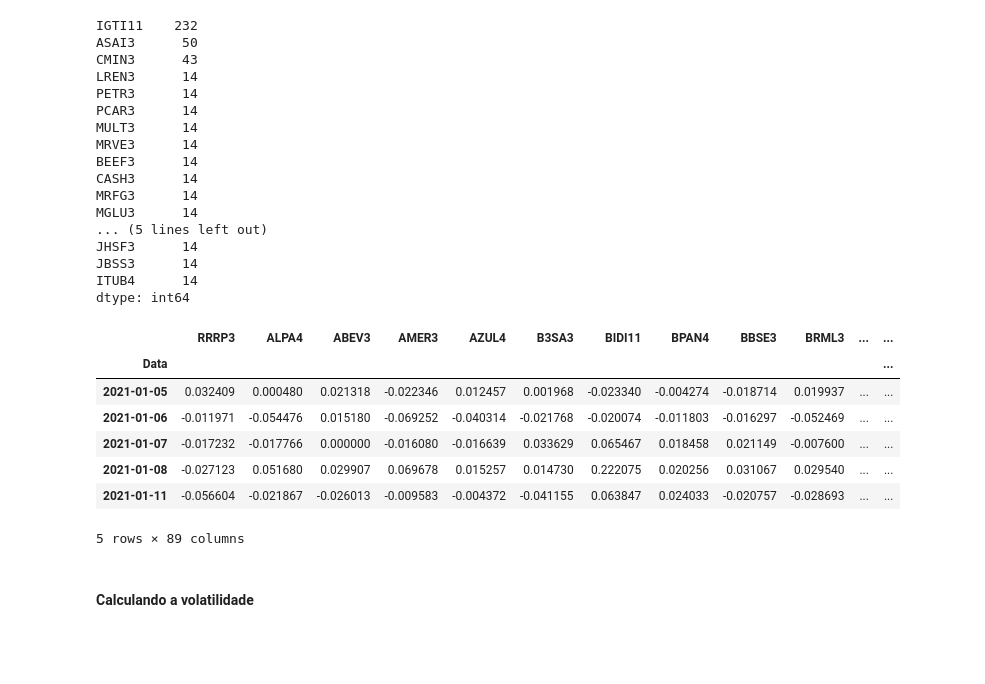
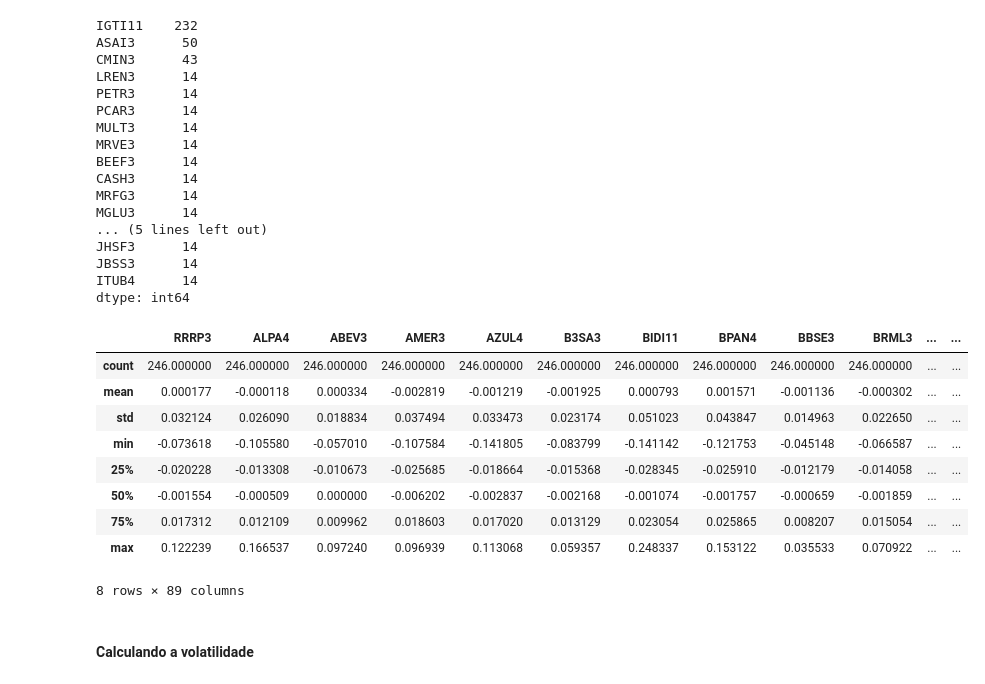
Before and after one commit to Jhonattanln/Ploty-Dispersao, a Jupyter notebook: volatility.ipynb, the cells around one changed output. Saved outputs shown, nothing was run; the diff lists cells and outputs as text; code cells hidden in the pictures; blank space fills up the shorter version.

```diff
--- a/volatility.ipynb
+++ b/volatility.ipynb
@@ -68,15 +68,16 @@ cot_2021_pct = cot_2021.pct_change().dropna()
-# %%
-#cot_2020_pct.describe()
-cot_2021_pct.head()
-# %% [output]
-|  | RRRP3 | ALPA4 | ABEV3 | AMER3 | AZUL4 | B3SA3 | BIDI11 | BPAN4 | BBSE3 | BRML3 | ... | ... |
-| Data |  |  |  |  |  |  |  |  |  |  |  | ... |
-| 2021-01-05 | 0.032409 | 0.000480 | 0.021318 | -0.022346 | 0.012457 | 0.001968 | -0.023340 | -0.004274 | -0.018714 | 0.019937 | ... | ... |
-| 2021-01-06 | -0.011971 | -0.054476 | 0.015180 | -0.069252 | -0.040314 | -0.021768 | -0.020074 | -0.011803 | -0.016297 | -0.052469 | ... | ... |
-| 2021-01-07 | -0.017232 | -0.017766 | 0.000000 | -0.016080 | -0.016639 | 0.033629 | 0.065467 | 0.018458 | 0.021149 | -0.007600 | ... | ... |
-| 2021-01-08 | -0.027123 | 0.051680 | 0.029907 | 0.069678 | 0.015257 | 0.014730 | 0.222075 | 0.020256 | 0.031067 | 0.029540 | ... | ... |
-| 2021-01-11 | -0.056604 | -0.021867 | -0.026013 | -0.009583 | -0.004372 | -0.041155 | 0.063847 | 0.024033 | -0.020757 | -0.028693 | ... | ... |
-5 rows × 89 columns
+# %%
+cot_2021_pct.describe()
+# %% [output]
+|  | RRRP3 | ALPA4 | ABEV3 | AMER3 | AZUL4 | B3SA3 | BIDI11 | BPAN4 | BBSE3 | BRML3 | ... | ... |
+| count | 246.000000 | 246.000000 | 246.000000 | 246.000000 | 246.000000 | 246.000000 | 246.000000 | 246.000000 | 246.000000 | 246.000000 | ... | ... |
+| mean | 0.000177 | -0.000118 | 0.000334 | -0.002819 | -0.001219 | -0.001925 | 0.000793 | 0.001571 | -0.001136 | -0.000302 | ... | ... |
+| std | 0.032124 | 0.026090 | 0.018834 | 0.037494 | 0.033473 | 0.023174 | 0.051023 | 0.043847 | 0.014963 | 0.022650 | ... | ... |
+| min | -0.073618 | -0.105580 | -0.057010 | -0.107584 | -0.141805 | -0.083799 | -0.141142 | -0.121753 | -0.045148 | -0.066587 | ... | ... |
+| 25% | -0.020228 | -0.013308 | -0.010673 | -0.025685 | -0.018664 | -0.015368 | -0.028345 | -0.025910 | -0.012179 | -0.014058 | ... | ... |
+| 50% | -0.001554 | -0.000509 | 0.000000 | -0.006202 | -0.002837 | -0.002168 | -0.001074 | -0.001757 | -0.000659 | -0.001859 | ... | ... |
+| 75% | 0.017312 | 0.012109 | 0.009962 | 0.018603 | 0.017020 | 0.013129 | 0.023054 | 0.025865 | 0.008207 | 0.015054 | ... | ... |
+| max | 0.122239 | 0.166537 | 0.097240 | 0.096939 | 0.113068 | 0.059357 | 0.248337 | 0.153122 | 0.035533 | 0.070922 | ... | ... |
+8 rows × 89 columns
 # %% [markdown]
 #### Calculando a volatilidade
 # %%
```
Also changed, not shown: parts of 6 cells of this notebook.
